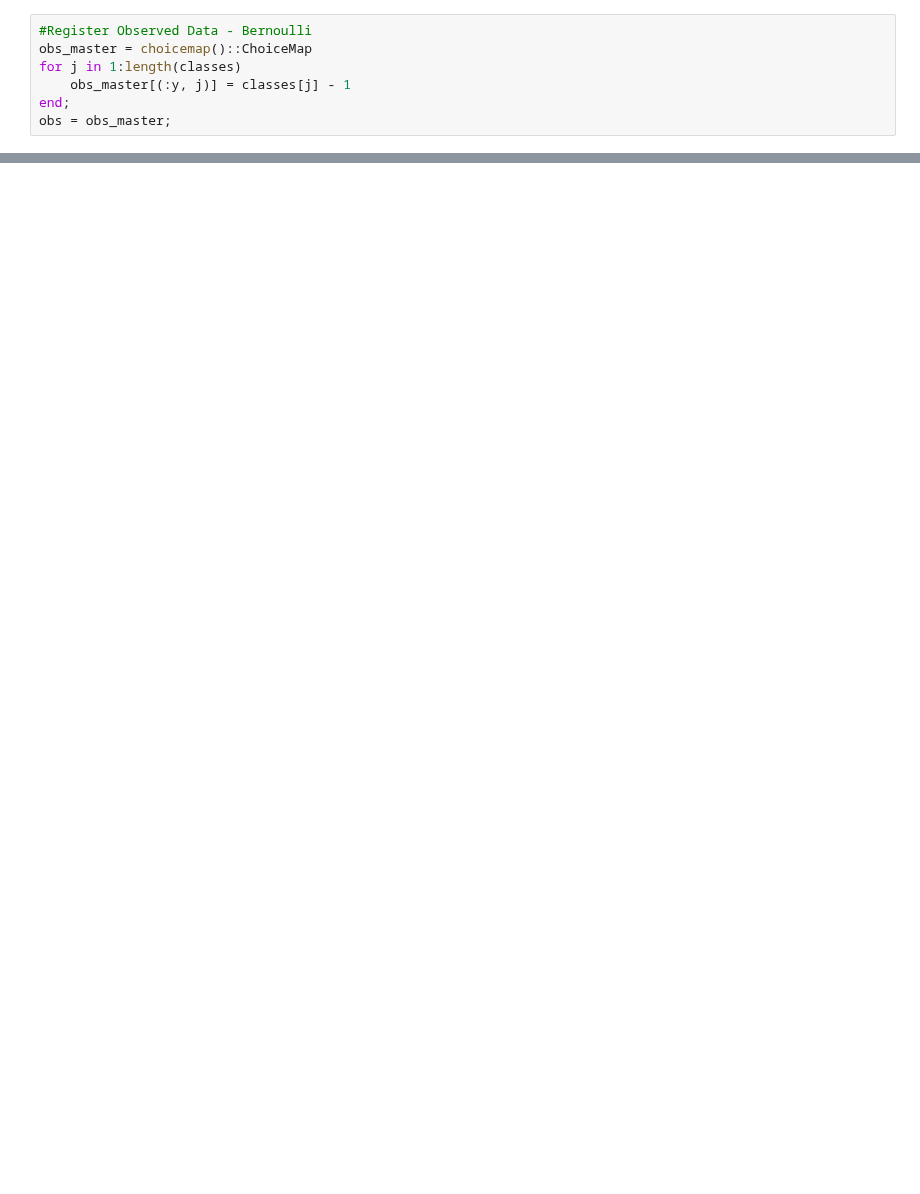
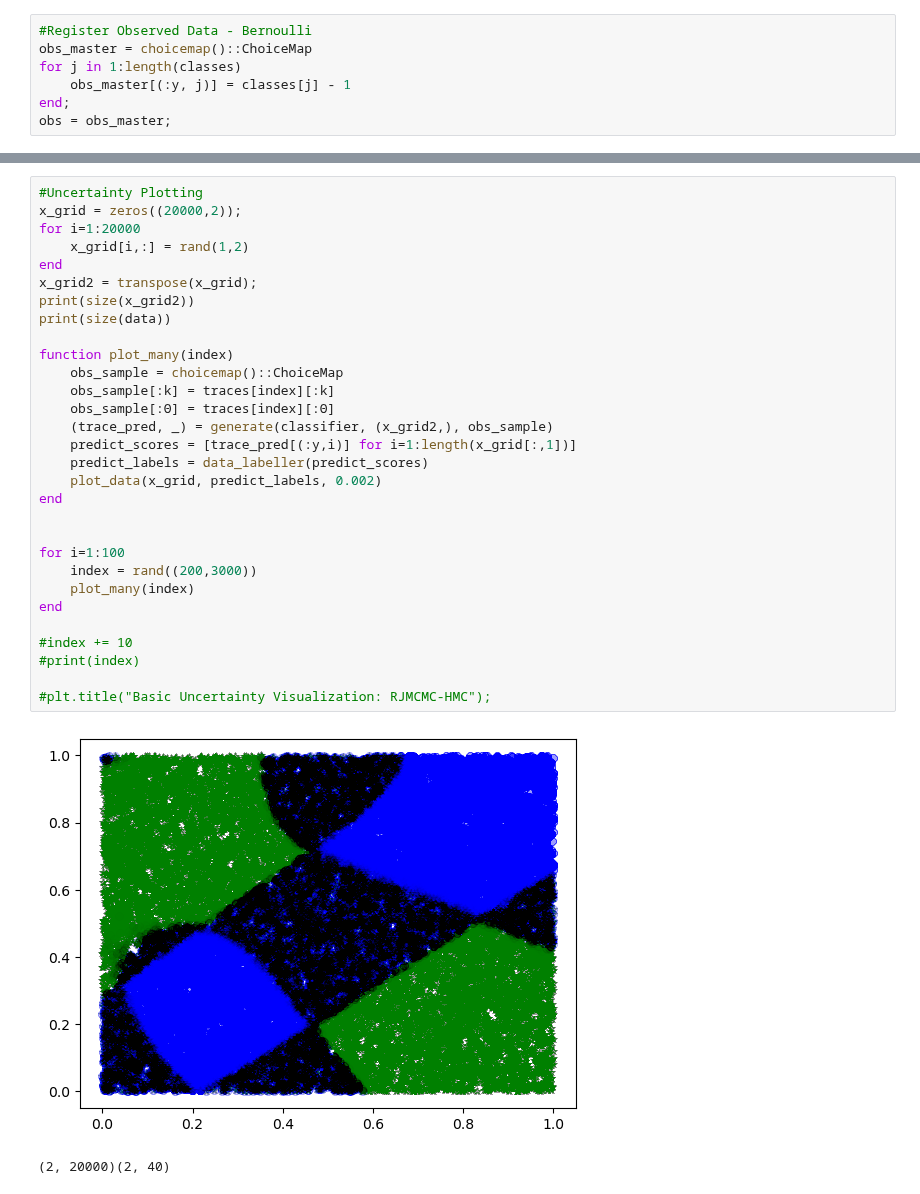
Before and after one commit to jberezow/RJMCMC, a Jupyter notebook: Thesis-MLP.ipynb, the cells around one changed output, grey strips where cells are left out. Saved outputs shown, nothing was run; the diff lists cells and outputs as text; blank space fills up the shorter version.

Commit message:
RJMCMC-HMC Working Properly, need to tune

```diff
--- a/Thesis-MLP.ipynb
+++ b/Thesis-MLP.ipynb
@@ -374,0 +309,33 @@ lengths = [length(trace[:Θ]) for trace in tests]
+# %%
+#Uncertainty Plotting
+x_grid = zeros((20000,2));
+for i=1:20000
+    x_grid[i,:] = rand(1,2)
+end
+x_grid2 = transpose(x_grid);
+print(size(x_grid2))
+print(size(data))
+
+function plot_many(index)
+    obs_sample = choicemap()::ChoiceMap
+    obs_sample[:k] = traces[index][:k]
+    obs_sample[:Θ] = traces[index][:Θ]
+    (trace_pred, _) = generate(classifier, (x_grid2,), obs_sample)
+    predict_scores = [trace_pred[(:y,i)] for i=1:length(x_grid[:,1])]
+    predict_labels = data_labeller(predict_scores)
+    plot_data(x_grid, predict_labels, 0.002)
+end
+
+
+for i=1:100
+    index = rand((200,3000))
+    plot_many(index)
+end
+
+#index += 10
+#print(index)
+
+#plt.title("Basic Uncertainty Visualization: RJMCMC-HMC");
+# %% [output]
+[figure, added]
+(2, 20000)(2, 40)
```
Also changed, not shown: parts of 13 cells of this notebook.
